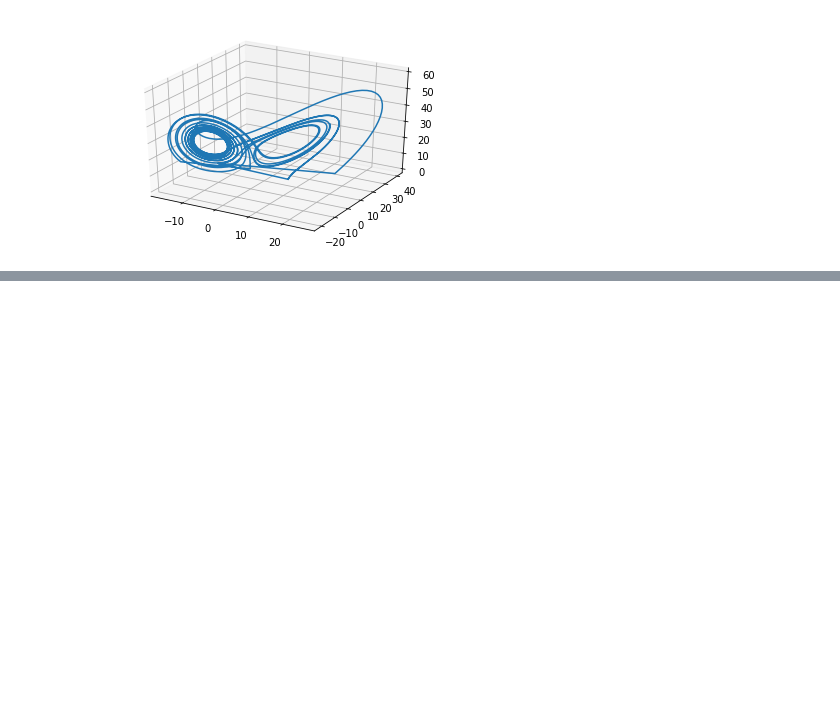
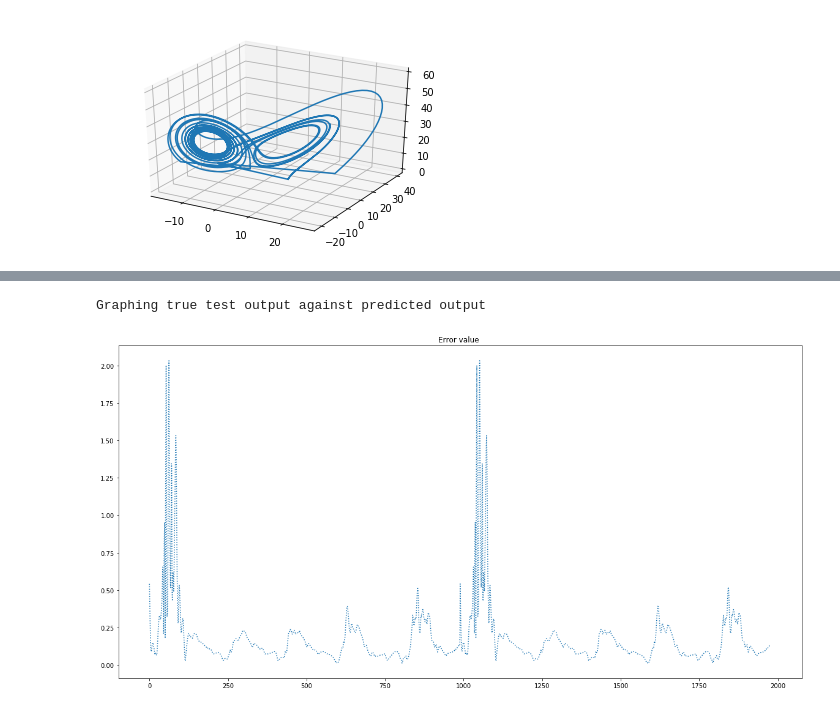
Before and after one commit to tgibbons-css/Keras_LSTM, a Jupyter notebook: Lorenz System- Tom updates.ipynb, the cells around one changed output, grey strips where cells are left out. Cells and saved outputs as stored; diff of their text form; code cells hidden in the pictures; blank space fills up the shorter version.

```diff
--- a/Lorenz System- Tom updates.ipynb
+++ b/Lorenz System- Tom updates.ipynb
@@ -510,0 +592,9 @@ plt.show()
+# %%
+print("Graphing true test output against predicted output ")
+plt.figure(figsize=(20,10))
+plt.title("Error value ")
+plt.plot(err1D, linestyle=':' )
+plt.show()
+# %% [output]
+Graphing true test output against predicted output
+[figure, added]
```
Also changed, not shown: parts of 17 cells of this notebook.
